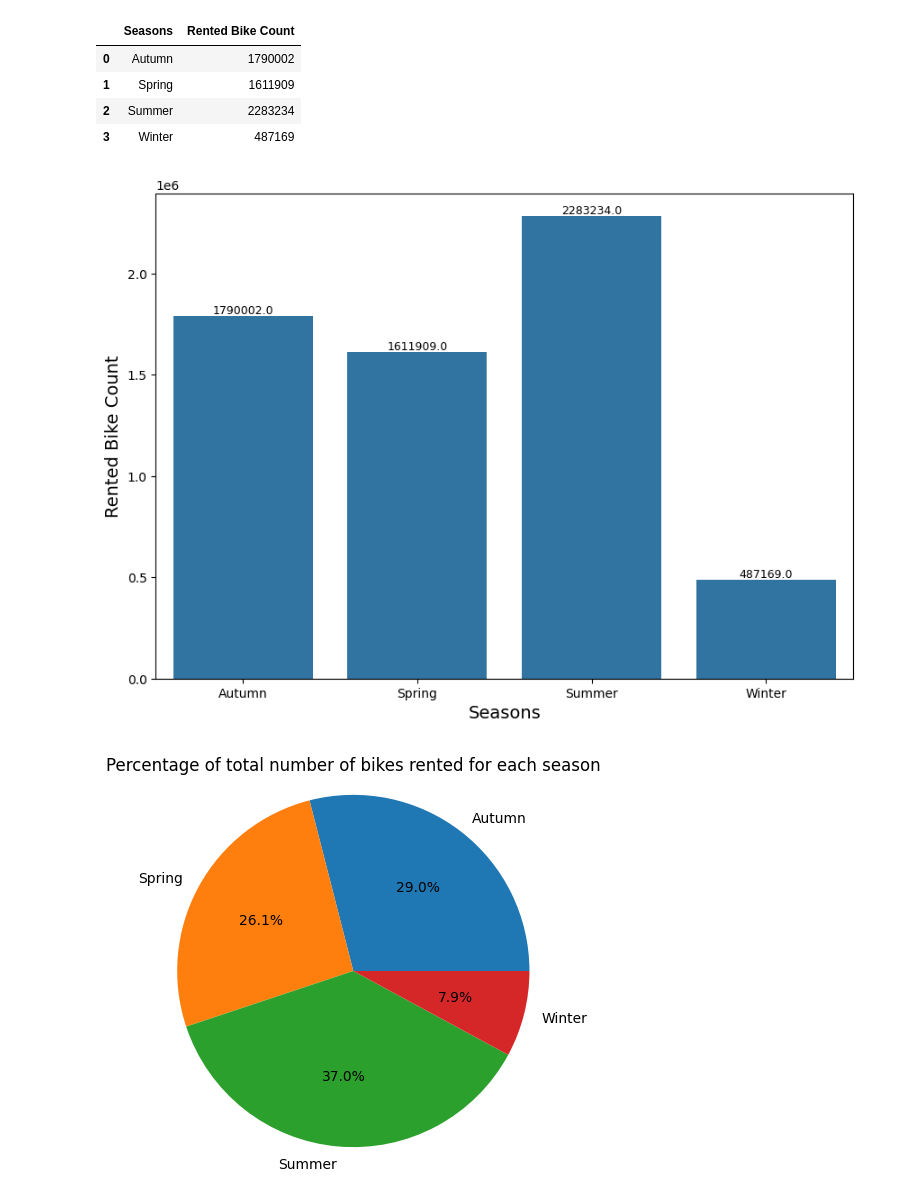
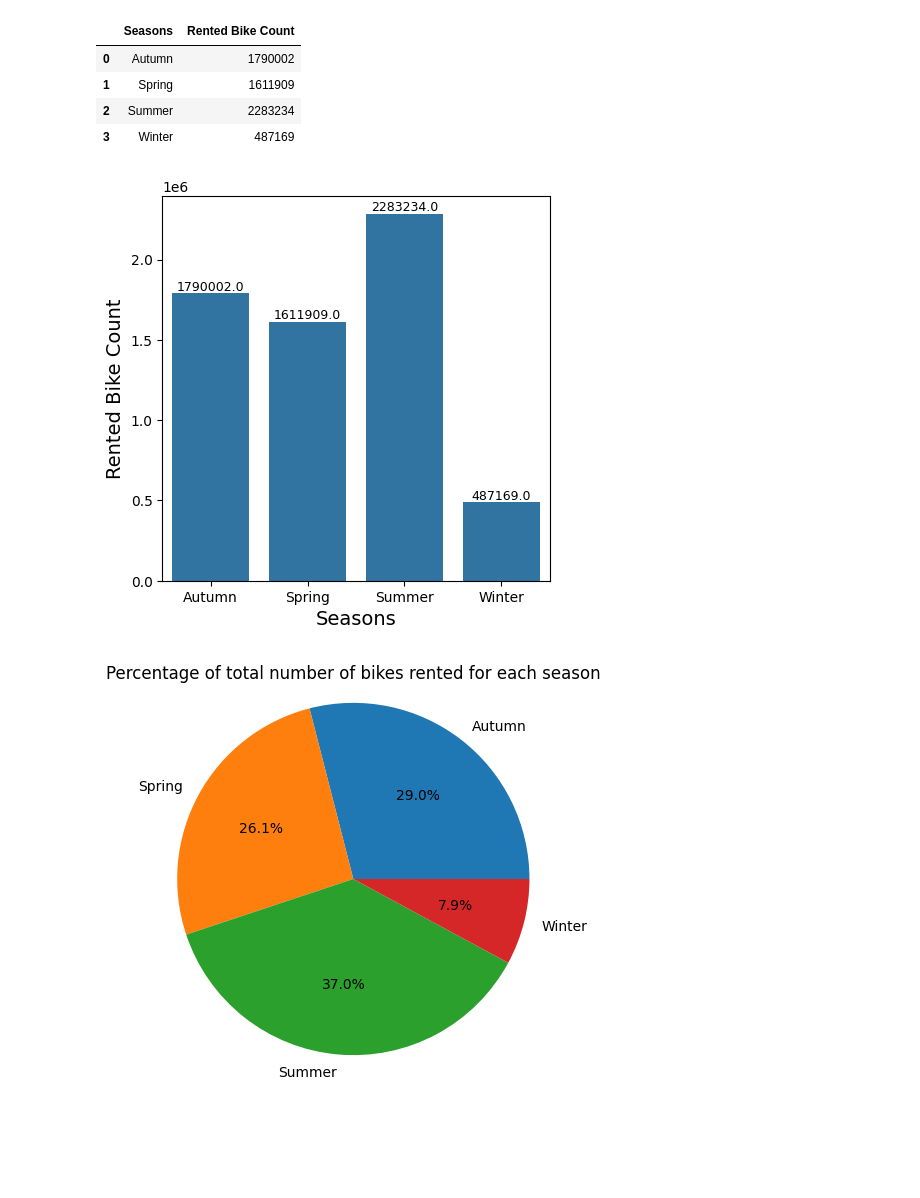
Before and after one commit to vijay313v/Bike_sharing, a Jupyter notebook: Bike_Sharing_Demand_Prediction_project_updated.ipynb, the cells around one changed output. Saved outputs shown, nothing was run; the diff lists cells and outputs as text; code cells hidden in the pictures; blank space fills up the shorter version.

```diff
--- a/Bike_Sharing_Demand_Prediction_project_updated.ipynb
+++ b/Bike_Sharing_Demand_Prediction_project_updated.ipynb
@@ -153,23 +154,23 @@ seasons_col
 | 3 | Winter | 487169 |
 # %%
 #Creating a visualisation for the seasons column
-plt.figure(figsize=(10, 7))
+plt.figure(figsize=(5, 5))
 splot = sns.barplot(data=seasons_col, x='Seasons', y='Rented Bike Count')
 for bar in splot.patches:
     plt.text(
         bar.get_x() + bar.get_width() / 2,  # X-coordinate
         bar.get_height(),  # Y-coordinate
         f'{bar.get_height():.1f}',  # Text label
         ha='center', va='bottom',  # Alignment
         fontsize=9,  # Font size
         color='black'  # Text color
     )
 
 plt.xlabel("Seasons", size=14)
 plt.ylabel("Rented Bike Count", size=14)
 plt.show()
 # %% [output]
-[figure, old version]
+[figure, new version]
 # %%
 #plotting pie chart with percentages
 seasons_list = list(seasons_col['Seasons'])
```
Also changed, not shown: parts of 28 cells of this notebook.
